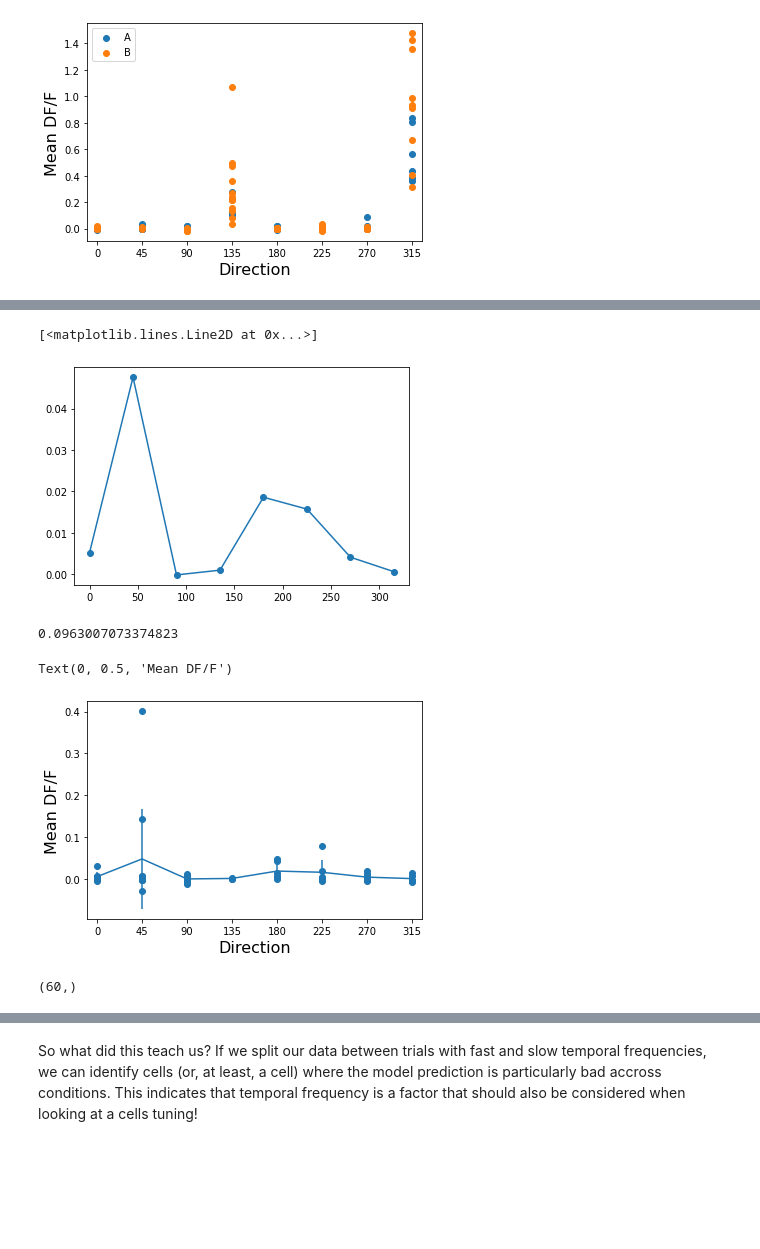
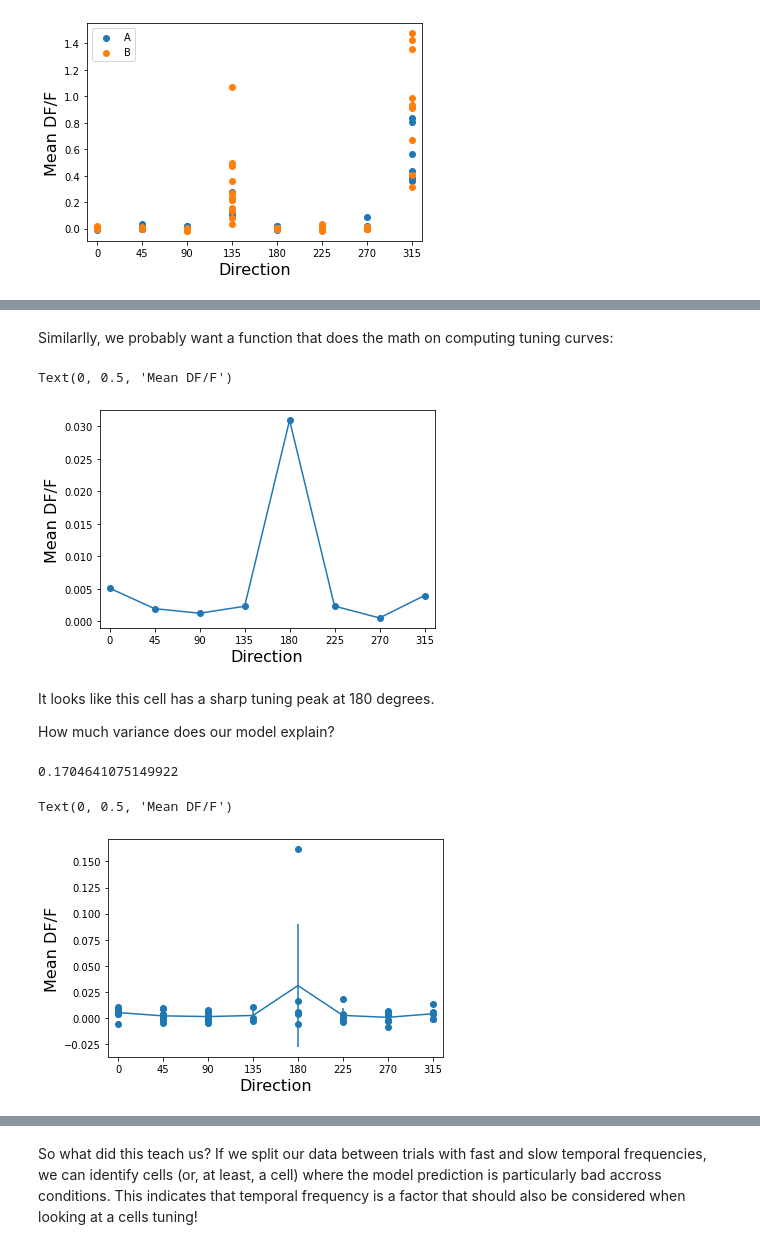
Before and after one commit to ryraut/swdb_2023, a Jupyter notebook: Day1/Day1WorkshopDraft.ipynb, the cells around one changed output, grey strips where cells are left out. Saved outputs shown, nothing was run; the diff lists cells and outputs as text; code cells hidden in the pictures; blank space fills up the shorter version.

```diff
--- a/Day1/Day1WorkshopDraft.ipynb
+++ b/Day1/Day1WorkshopDraft.ipynb
@@ -467,14 +470,15 @@ len(this_stim_table)
 # %% [output]
 15
 # %%
-plt.axvspan(0,60, color='gray', alpha=0.3) #this shades the period when the stimulus is being presented
+fig,ax = plt.subplots()
+ax.axvspan(0,60, color='gray', alpha=0.3) #this shades the period when the stimulus is being presented
 
 # THIS IS A SUPER HANDY WAY TO INTERATE THROUGH A TABLE!!!
 for ii,row in this_stim_table.iterrows():
     tme = np.arange(int(row.start)-30,int(row.end)+30,1)-int(row.start)
-    plt.plot(tme,this_dff[int(row.start)-30:int(row.end)+30])
-    plt.ylabel("DF/F")
-    plt.xlabel("Frames")
+    ax.plot(tme,this_dff[int(row.start)-30:int(row.end)+30])
+    ax.set_ylabel("DF/F")
+    ax.set_xlabel("Frames")
 # %% [output]
 [figure]
 # %% [markdown]
@@ -727,7 +741,26 @@ mean_response_all_b = mean_response_all[divider:,:]
+# %% [markdown]
+Similarlly, we probably want a function that does the math on computing tuning curves:
 # %%
 def compute_tuning_curve(mean_response,orientation,orientations):
     """
-    Compute the tuning curve for a set of data
+    Compute the tuning curve for a set of reponses and orientations
+
+    Parameters
+    ----------
+    mean_response : np.array
+        The mean response for each stimulus
+    orientation : np.array
+        Orientation of each stimulus
+    orientations: np.array
+        All orientations to compute tuning over
+        Useful when a subset of orientations are needed.
+
+    Returns
+    -------
+    tuning : np.array
+        mean response at each orientation
+    stdev: np.array
+        Standard deviation of responses at each orientation
     """
     tuning = np.zeros(orientations.shape)
     stdev = np.zeros(orientations.shape)
@@ -736,34 +769,38 @@ def compute_tuning_curve(mean_response,orientation,orientations):
         stdev[ii] = mean_response[orientation==ori].std()
     return tuning,stdev
 # %%
-this_index =5
+another_index =6
 
-this_tuning_a,this_stdev_a = compute_tuning_curve(mean_response_all_a[:,this_index],orientation_a,orientations)
+this_tuning_a,this_stdev_a = compute_tuning_curve(mean_response_all_a[:,another_index],orientation_a,orientations)
 
-plt.plot(orientations,this_tuning_a, 'o-')
+fig,ax = plt.subplots()
+ax.plot(orientations,this_tuning_a, 'o-')
+
+ax.set_xticks(orientations)
+ax.set_xlim(-10,325)
+ax.set_xlabel("Direction", fontsize=16)
+ax.set_ylabel("Mean DF/F", fontsize=16)
 # %% [output]
-[<matplotlib.lines.Line2D at 0x...>]
+Text(0, 0.5, 'Mean DF/F')
-[figure, old version]
+[figure, new version]
+# %% [markdown]
+It looks like this cell has a sharp tuning peak at 180 degrees.
+
+How much variance does our model explain?
 # %%
-print(compute_coefficient_of_determination(mean_response_all_a[:,this_index],this_tuning_a[ix_a]))
-# Thought experiment: What to negative numbers mean here?
+compute_coefficient_of_determination(mean_response_all_a[:,another_index],this_tuning_a[ix_a])
 # %% [output]
-0.0963007073374823
+0.1704641075149922
 # %%
 fig,ax = plt.subplots()
 
 ax.errorbar(orientations,this_tuning_a,this_stdev_a,)
-ax.scatter(orientation_a,mean_response_all_a[:,this_index])
+ax.scatter(orientation_a,mean_response_all_a[:,another_index])
 
 ax.set_xticks(orientations)
 ax.set_xlim(-10,325)
 ax.set_xlabel("Direction", fontsize=16)
 ax.set_ylabel("Mean DF/F", fontsize=16)
 # %% [output]
 Text(0, 0.5, 'Mean DF/F')
-[figure, old version]
+[figure, new version]
-# %%
-mean_response_all_b[:,this_index].shape
-#orientation_a.shape
-# %% [output]
-(60,)
```
Also changed, not shown: parts of 123 cells of this notebook.
